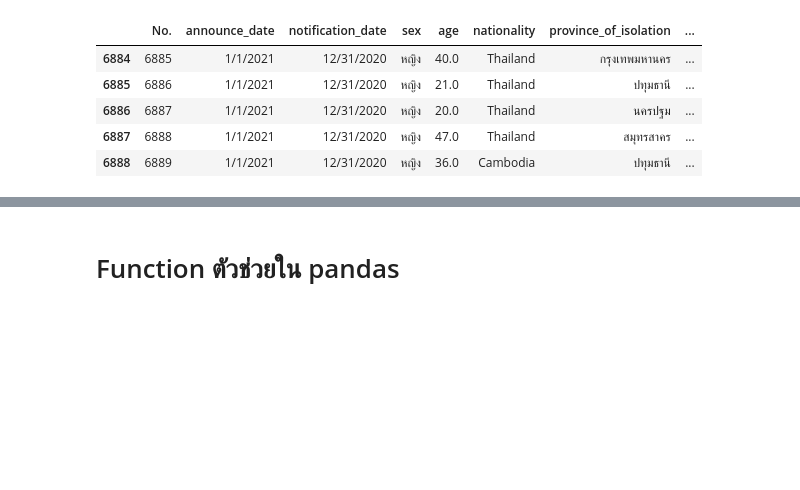
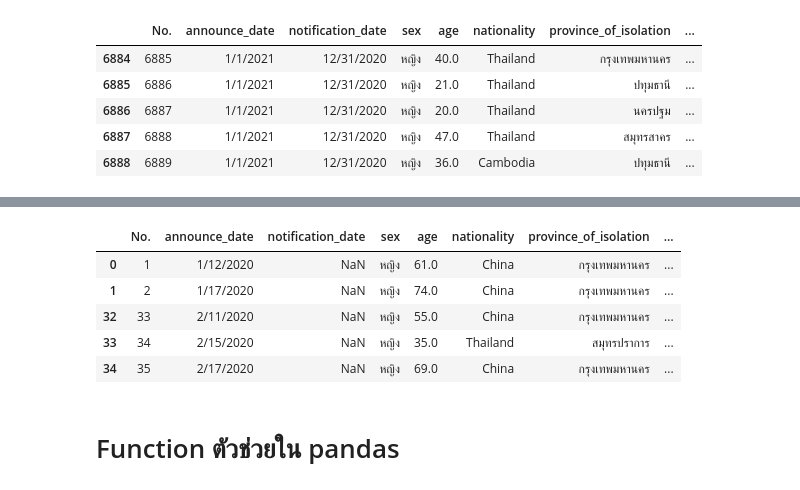
Before and after one commit to Jennapa-colab/data_viz_2022, a Jupyter notebook: Pandas101.ipynb, the cells around one changed output, grey strips where cells are left out. Cells and saved outputs as stored; diff of their text form; code cells hidden in the pictures; blank space fills up the shorter version.

```diff
--- a/Pandas101.ipynb
+++ b/Pandas101.ipynb
@@ -701,3 +862,19 @@ data_covid[TF].head()
+# %%
+TF2=list()  #สร้าง list ว่าง
+for each_row in data_covid.iterrows(): #วนลูปใน data_covid.iterrows
+    if each_row[1]['announce_date'].split('/')[1] <= '20':  #จะ split column announce_date  โดยจะกำหนดเครื่องหมาย /  เป็นตัวคั่นในการ split คือ split หลัง / ตัวที่ 1
+        TF2.append(True)  #สร้าง List เปล่า ๆ ก่อนที่จะเติมค่าลงไปใน List ด้วยการใช้ .append()
+    else:
+        TF2.append(False)
+
+data_covid[TF2].head()  #แสดง 5 ค่าแรก
+# %% [output]
+|  | No. | announce_date | notification_date | sex | age | nationality | province_of_isolation | ... |
+| 0 | 1 | 1/12/2020 | NaN | หญิง | 61.0 | China | กรุงเทพมหานคร | ... |
+| 1 | 2 | 1/17/2020 | NaN | หญิง | 74.0 | China | กรุงเทพมหานคร | ... |
+| 32 | 33 | 2/11/2020 | NaN | หญิง | 55.0 | China | กรุงเทพมหานคร | ... |
+| 33 | 34 | 2/15/2020 | NaN | หญิง | 35.0 | Thailand | สมุทรปราการ | ... |
+| 34 | 35 | 2/17/2020 | NaN | หญิง | 69.0 | China | กรุงเทพมหานคร | ... |
 # %% [markdown]
 # Function ตัวช่วยใน pandas
 # %% [markdown]
```
Also changed, not shown: parts of 71 cells of this notebook.
